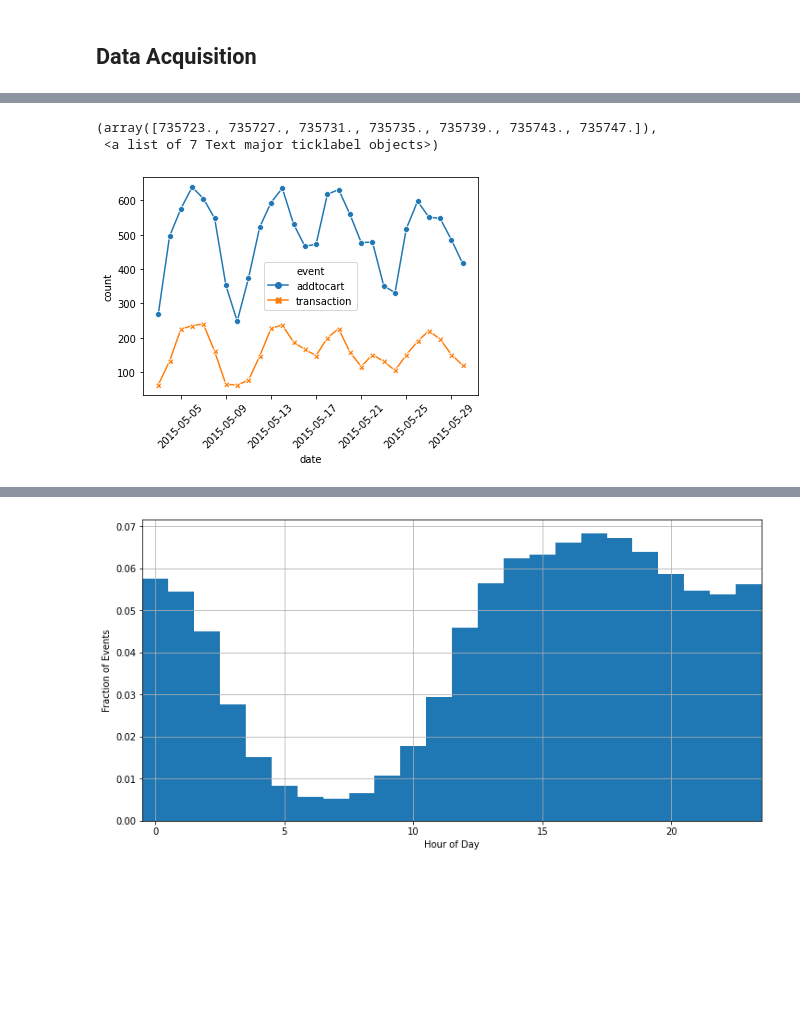
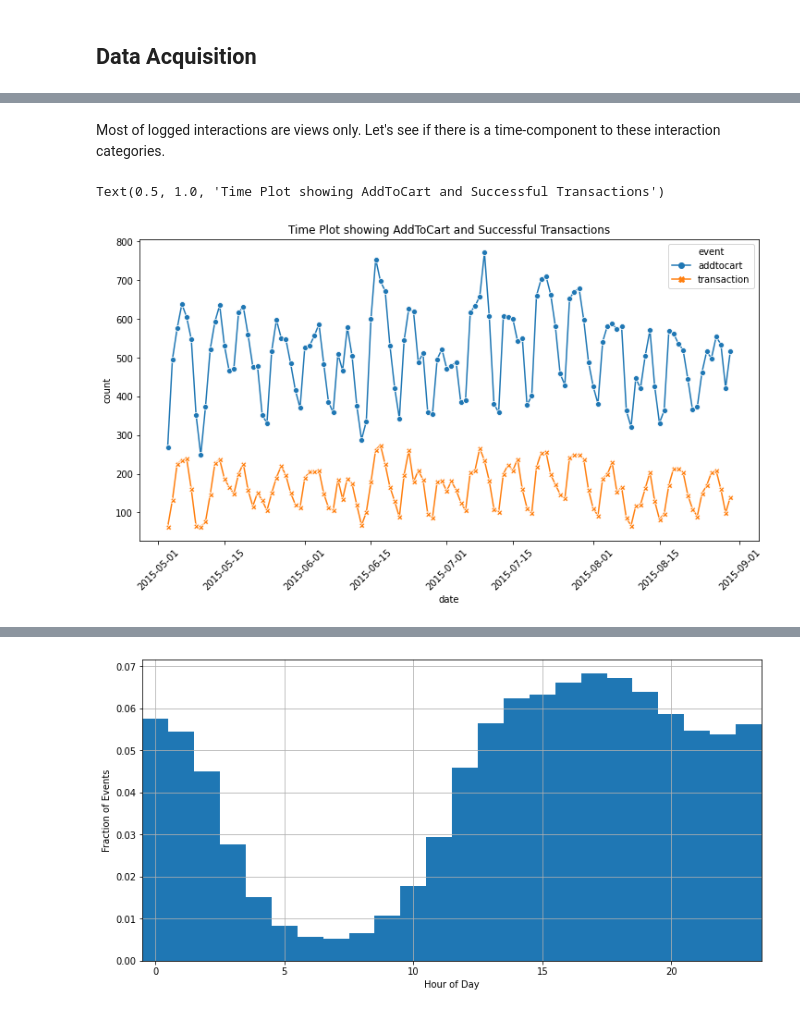
Before and after one commit to awaiskaleem/Recommendation-Engine, a Jupyter notebook: docs/eda.ipynb, the cells around one changed output, grey strips where cells are left out. Drawn from its saved outputs; the diff is of its cells as text; code cells hidden in the pictures; blank space fills up the shorter version.

```diff
--- a/docs/eda.ipynb
+++ b/docs/eda.ipynb
@@ -8,7 +8,7 @@ from matplotlib import font_manager as fm
 <h2>Data Acquisition
 # %%
 start_date = '2015-05-03'
-end_date = '2015-05-30'
+end_date = '2015-08-30'
 
 events = pd.read_csv('../data/events.csv')
 events = events.drop_duplicates(subset=['timestamp', 'visitorid','itemid'], keep = 'first')
@@ -100,13 +106,16 @@ dtype: object
+# %% [markdown]
+Most of logged interactions are views only. Let's see if there is a time-component to these interaction categories.
 # %%
 # events['timestamp'].apply(lambda x: x.isoweekday())
 tmp = events [['date','event','visitorid']]
 tmp = tmp.groupby(['date','event'], as_index = False)['visitorid'].count()
 tmp = tmp.rename(columns={'visitorid':'count'})
+plt.figure(figsize=(12,6))
 ax = sns.lineplot(x="date", y="count",
                   hue="event", style="event",
                   markers=True, dashes=False, data=tmp[tmp['event']!='view'])
 plt.xticks(rotation=45)
+ax.set_title("Time Plot showing AddToCart and Successful Transactions")
 # %% [output]
-(array([735723., 735727., 735731., 735735., 735739., 735743., 735747.]),
- <a list of 7 Text major ticklabel objects>)
+Text(0.5, 1.0, 'Time Plot showing AddToCart and Successful Transactions')
-[figure, old version]
+[figure, new version]
```
Also changed, not shown: parts of 15 cells of this notebook.
